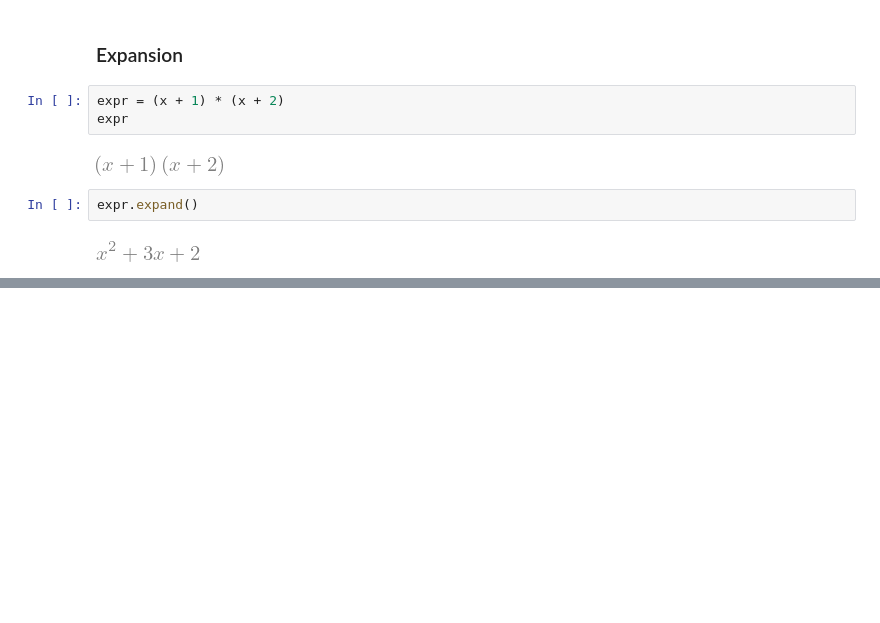
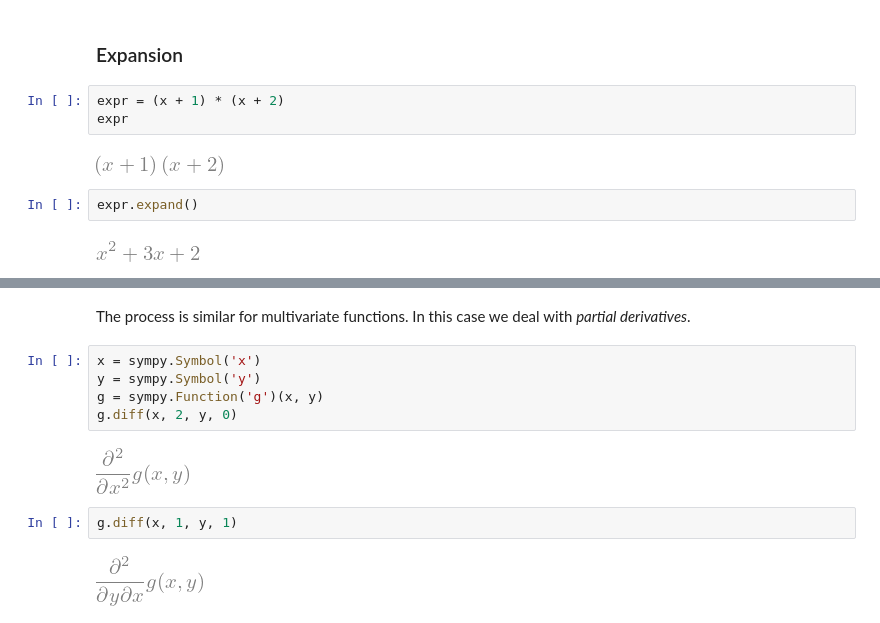
Before and after one commit to luigiselmi/numethods, a Jupyter notebook: symbolic_computation.ipynb, the cells around one changed output, grey strips where cells are left out. Drawn from its saved outputs; the diff is of its cells as text; blank space fills up the shorter version.

```diff
--- a/symbolic_computation.ipynb
+++ b/symbolic_computation.ipynb
@@ -145,0 +162,13 @@ expr.expand()
+# %% [markdown]
+The process is similar for multivariate functions. In this case we deal with *partial derivatives*.
+# %%
+x = sympy.Symbol('x')
+y = sympy.Symbol('y')
+g = sympy.Function('g')(x, y)
+g.diff(x, 2, y, 0)
+# %% [output]
+[figure, added]
+# %%
+g.diff(x, 1, y, 1)
+# %% [output]
+[figure, added]
```
Also changed, not shown: parts of 48 cells of this notebook.
